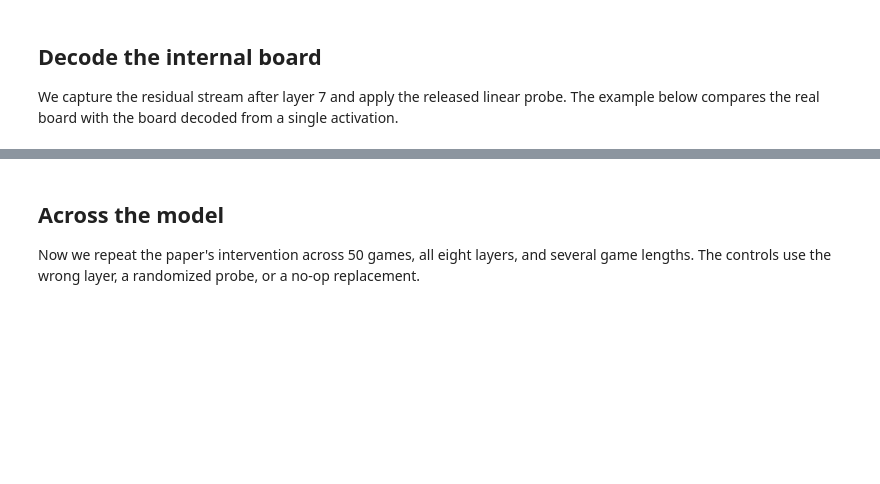
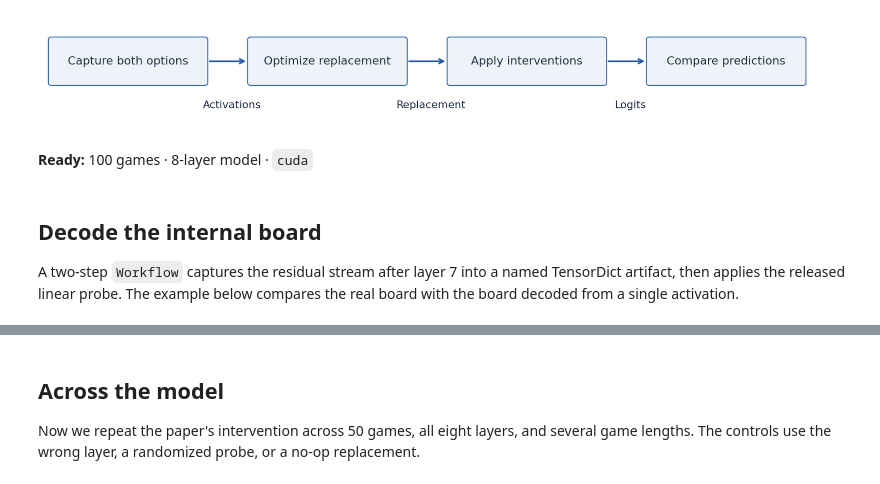
Before and after one commit to Xmaster6y/tdhook, a Jupyter notebook: docs/source/notebooks/tutorials/othello-research-reproduction.ipynb, the cells around one changed output, grey strips where cells are left out. Drawn from its saved outputs; the diff is of its cells as text; code cells hidden in the pictures; blank space fills up the shorter version.

```diff
--- a/docs/source/notebooks/tutorials/othello-research-reproduction.ipynb
+++ b/docs/source/notebooks/tutorials/othello-research-reproduction.ipynb
@@ -97,0 +47,17 @@ display(Markdown(f"**Ready:** 100 games · 8-layer model · `{device}`"))
+# %%
+tutorial_path = Path("docs/source/notebooks/tutorials")
+tutorial_dir = next(
+    (root / tutorial_path for root in (Path.cwd(), *Path.cwd().parents) if (root / tutorial_path).is_dir()), Path.cwd()
+)
+sys.path.insert(0, str(tutorial_dir))
+from notebook_figures import STYLE, draw_board, finish_figure, workflow_figure  # noqa: E402
+
+plt.rcParams.update(STYLE)
+# %%
+workflow_figure(
+    ["Capture both options", "Optimize replacement", "Apply interventions", "Compare predictions"],
+    ["Activations", "Replacement", "Logits"],
+    "othello-research-reproduction-workflow",
+);
+# %% [output]
+[figure, added]
@@ -98,4 +94,32 @@ display(Markdown(f"**Ready:** 100 games · 8-layer model · `{device}`"))
+# %%
+# The released simulator imports pgn only for championship-data utilities.
+sys.modules.setdefault("pgn", types.ModuleType("pgn"))
+spec = importlib.util.spec_from_file_location("released_othello", paths["othello.py"])
+othello = importlib.util.module_from_spec(spec)
+spec.loader.exec_module(othello)
+device = torch.device("cuda" if torch.cuda.is_available() else "cpu")
+cfg = HookedTransformerConfig(
+    n_layers=8,
+    d_model=512,
+    d_head=64,
+    n_heads=8,
+    d_mlp=2048,
+    d_vocab=61,
+    n_ctx=59,
+    act_fn="gelu",
+    normalization_type="LNPre",
+    device=str(device),
+)
+model = HookedTransformer(cfg)
+model.load_state_dict(torch.load(model_path, map_location=device, weights_only=False))
+model.eval()
+probe = torch.load(paths["main_linear_probe.pth"], map_location=device, weights_only=False)
+games_int = torch.from_numpy(np.load(paths["board_seqs_int_small.npy"])[:100, :59].astype(np.int64)).to(device)
+games_string = np.load(paths["board_seqs_string_small.npy"])[:100, :59]
+display(Markdown(f"**Ready:** 100 games · 8-layer model · `{device}`"))
+# %% [output]
+**Ready:** 100 games · 8-layer model · `cuda`
 # %% [markdown]
 ## Decode the internal board
 
-We capture the residual stream after layer 7 and apply the released linear probe. The example below compares the real board with the board decoded from a single activation.
+A two-step `Workflow` captures the residual stream after layer 7 into a named TensorDict artifact, then applies the released linear probe. The example below compares the real board with the board decoded from a single activation.
```
Also changed, not shown: parts of 44 cells of this notebook, 15 other files.
